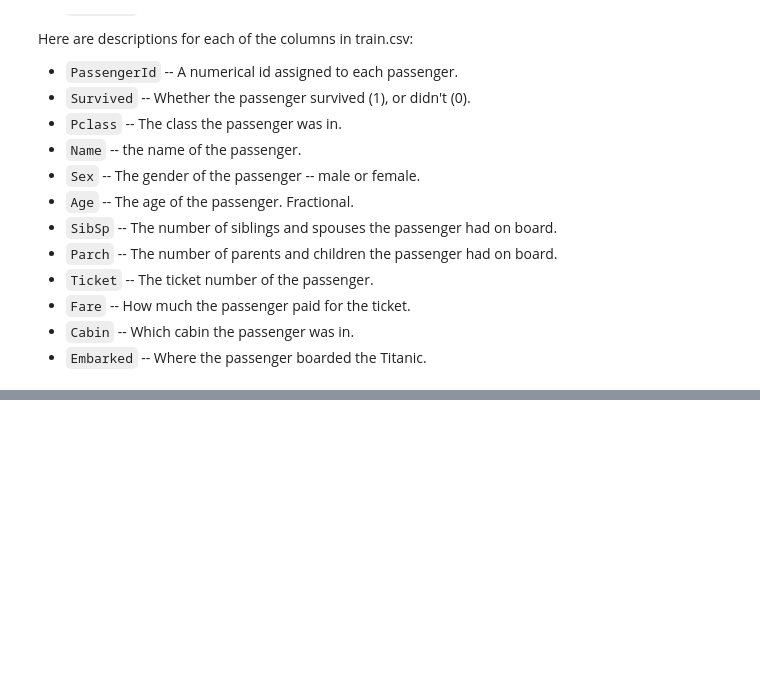
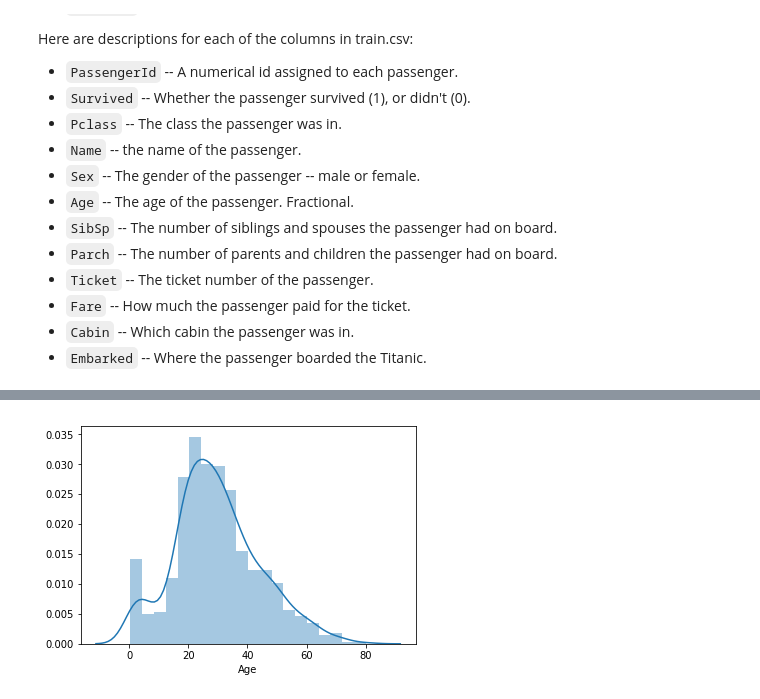
Before and after one commit to txkhaund/Dataquest_DS_path, a Jupyter notebook: Missions/2. Data Analysis and Visualization/3. Storytelling Through Data Visualization/3. Conditional Plots.ipynb, the cells around one changed output, grey strips where cells are left out. Drawn from its saved outputs; the diff is of its cells as text; code cells hidden in the pictures; blank space fills up the shorter version.

Commit message:
Update 3. Conditional Plots.ipynb
Finished!

```diff
--- a/Missions/2. Data Analysis and Visualization/3. Storytelling Through Data Visualization/3. Conditional Plots.ipynb
+++ b/Missions/2. Data Analysis and Visualization/3. Storytelling Through Data Visualization/3. Conditional Plots.ipynb
@@ -26,0 +30,5 @@ Here are descriptions for each of the columns in train.csv:
+# %%
+cols = ["Survived", "Pclass", "Sex", "Age", "SibSp", "Parch", "Fare", "Embarked"]
+
+titanic = pd.read_csv('data/titanic-train.csv', usecols=cols)
+titanic = titanic.dropna(axis=0, how='any')
@@ -26,0 +52,5 @@ Here are descriptions for each of the columns in train.csv:
+# %%
+sns.distplot(titanic['Age'])
+plt.show()
+# %% [output]
+[figure, added]
```
Also changed, not shown: parts of 19 cells of this notebook.
